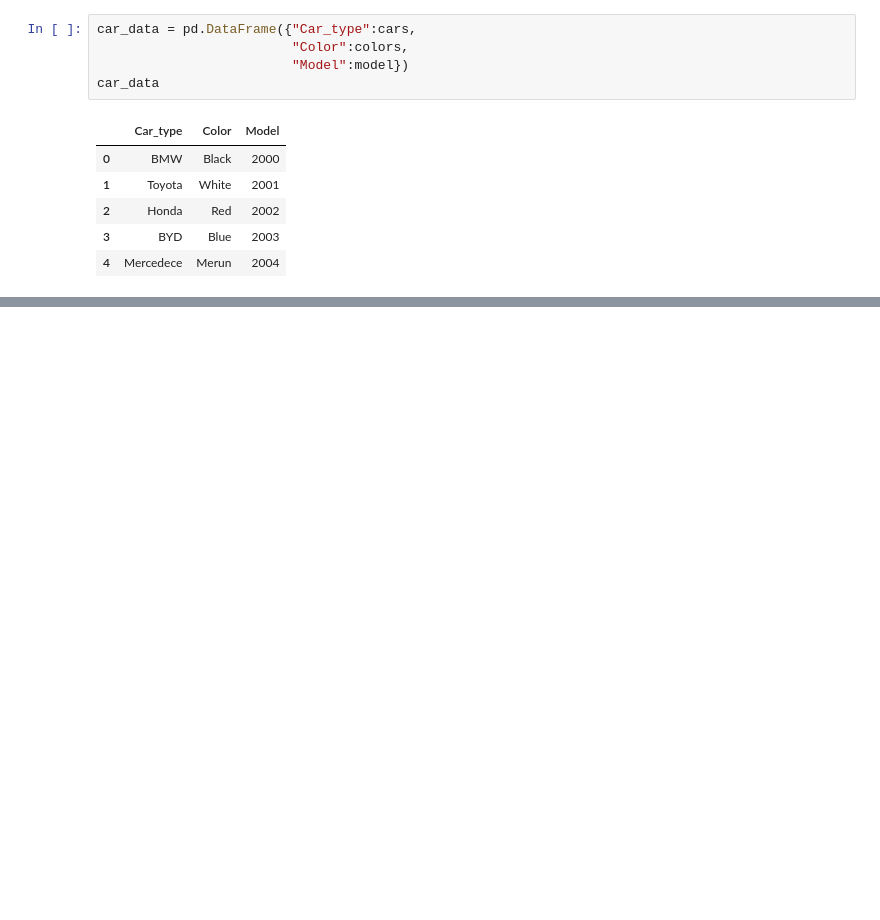
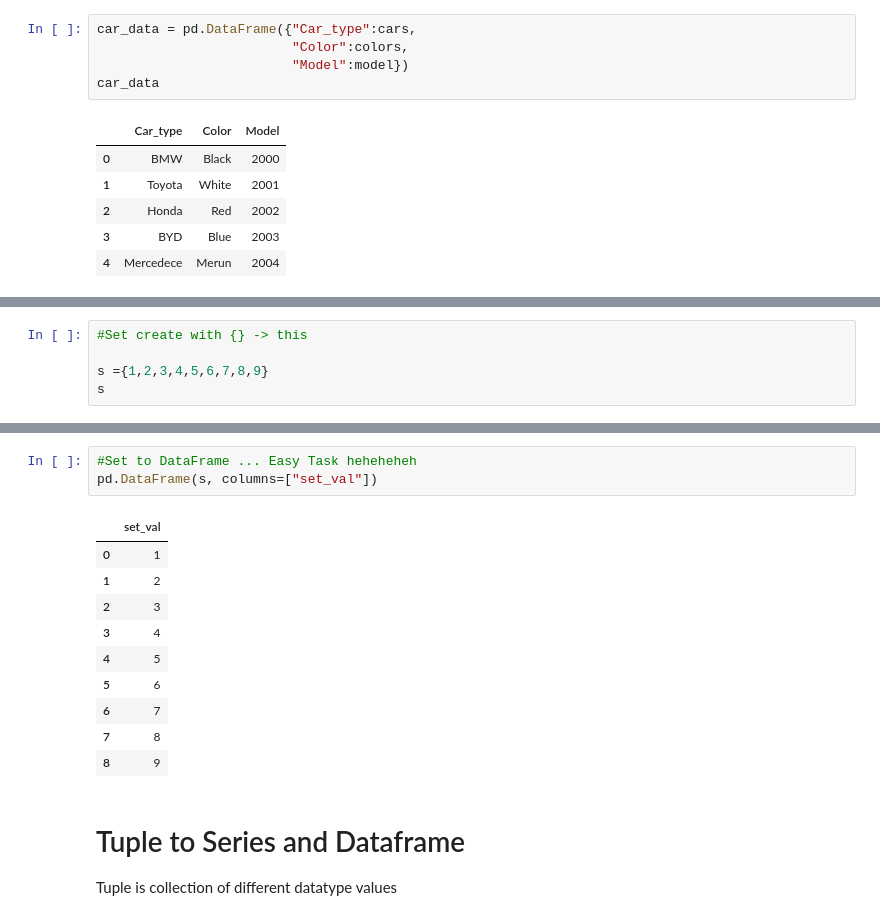
Before and after one commit to omarfarukcse/Machine-learning, a Jupyter notebook: Pandas_Practice.ipynb, the cells around one changed output, grey strips where cells are left out. Saved outputs shown, nothing was run; the diff lists cells and outputs as text; blank space fills up the shorter version.

```diff
--- a/Pandas_Practice.ipynb
+++ b/Pandas_Practice.ipynb
@@ -59,0 +121,5 @@ https://docs.google.com/spreadsheets/d/1yUNaK6sSz5efQDwsxQEdI8BDnp6FUSecj1Ua5DdA
+# %%
+#Set create with {} -> this
+
+s ={1,2,3,4,5,6,7,8,9}
+s
@@ -59,0 +155,18 @@ https://docs.google.com/spreadsheets/d/1yUNaK6sSz5efQDwsxQEdI8BDnp6FUSecj1Ua5DdA
+# %%
+#Set to DataFrame ... Easy Task heheheheh
+pd.DataFrame(s, columns=["set_val"])
+# %% [output]
+|  | set_val |
+| 0 | 1 |
+| 1 | 2 |
+| 2 | 3 |
+| 3 | 4 |
+| 4 | 5 |
+| 5 | 6 |
+| 6 | 7 |
+| 7 | 8 |
+| 8 | 9 |
+# %% [markdown]
+# Tuple to Series and Dataframe
+
+Tuple is collection of different datatype values
```
Also changed, not shown: parts of 17 cells of this notebook.
